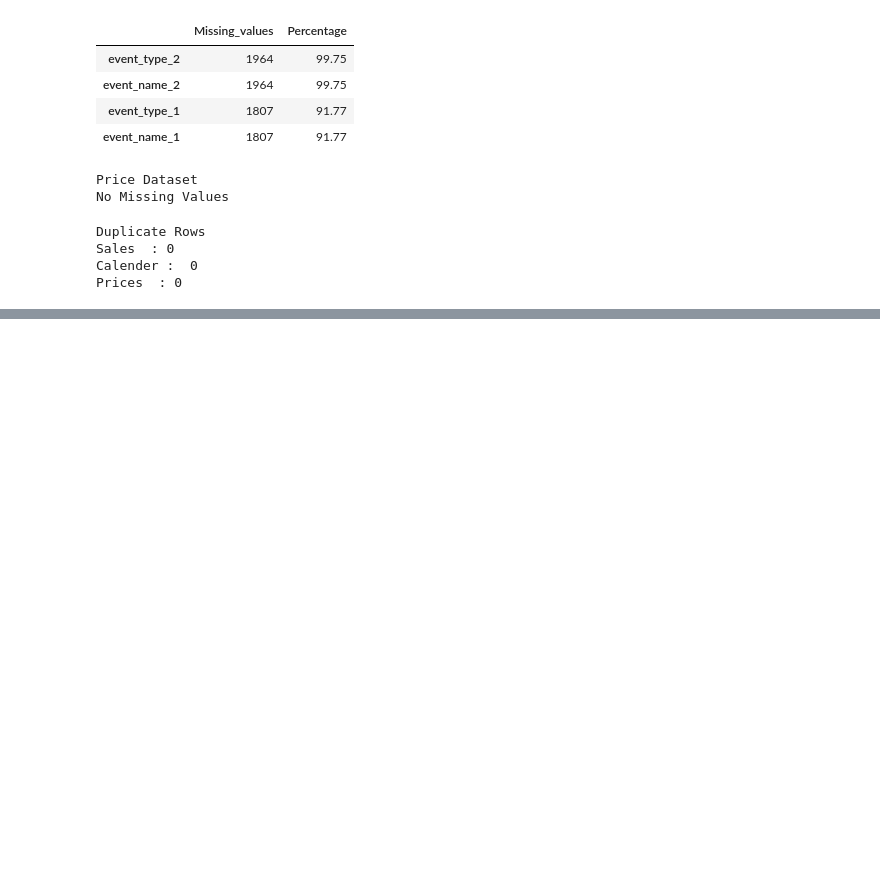
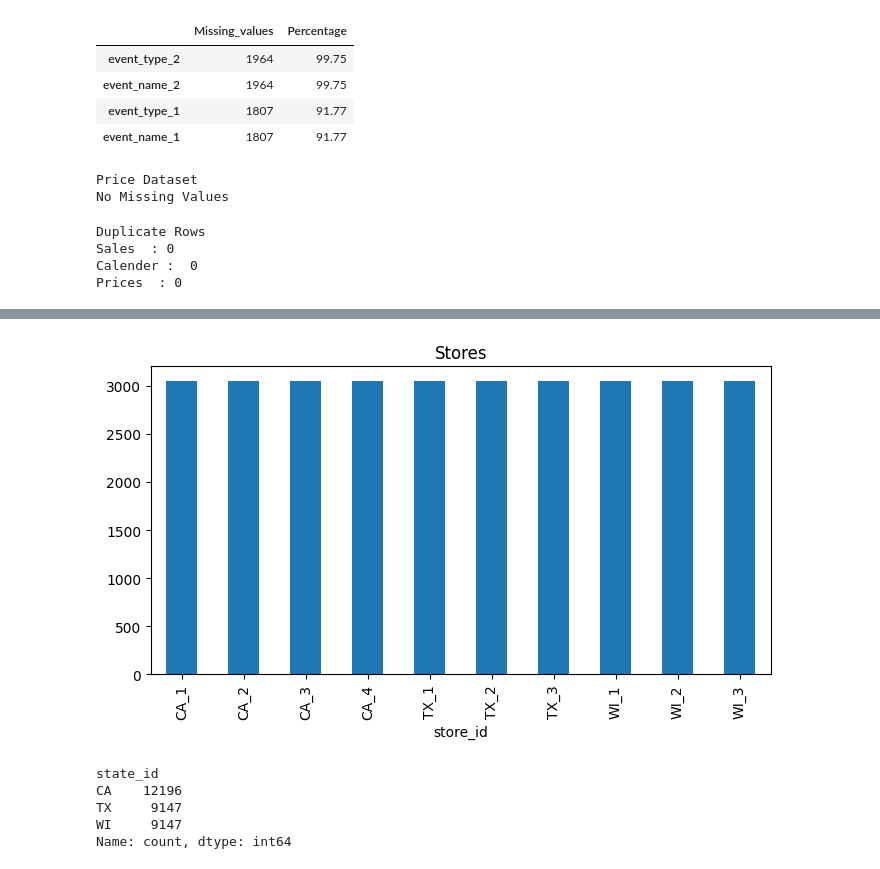
Before and after one commit to Husnain5Khalid/DemandIQ-Smart-demand-forecasting-, a Jupyter notebook: notebooks/01-dataexploration.ipynb, the cells around one changed output, grey strips where cells are left out. Saved outputs shown, nothing was run; the diff lists cells and outputs as text; code cells hidden in the pictures; blank space fills up the shorter version.

```diff
--- a/notebooks/01-dataunderstanding.ipynb
+++ b/notebooks/01-dataexploration.ipynb
@@ -184,0 +272,18 @@ Prices  : 0
+# %%
+sales_df["store_id"].value_counts().plot(
+    kind="bar",
+    figsize=(8,4),
+    title="Stores"
+)
+
+plt.show()
+# %% [output]
+[figure, added]
+# %%
+sales_df["state_id"].value_counts()
+# %% [output]
+state_id
+CA    12196
+TX     9147
+WI     9147
+Name: count, dtype: int64
```
Also changed, not shown: parts of 21 cells of this notebook, 2 other files.
